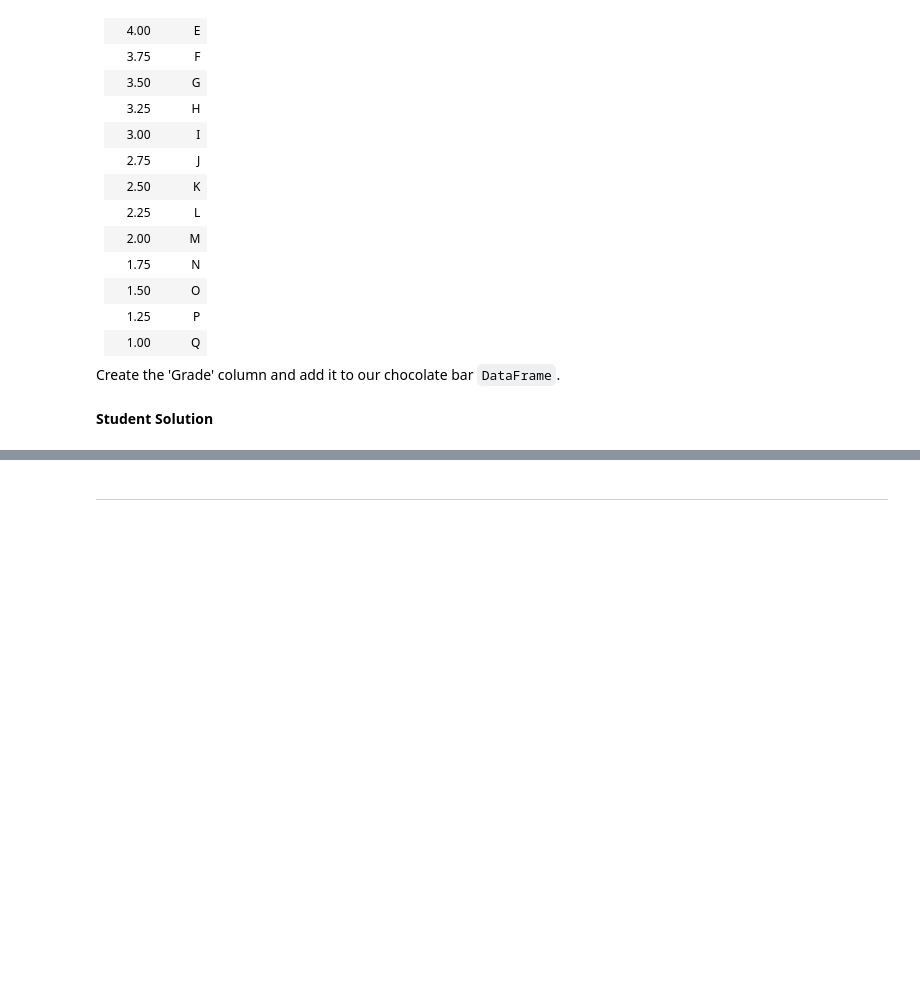
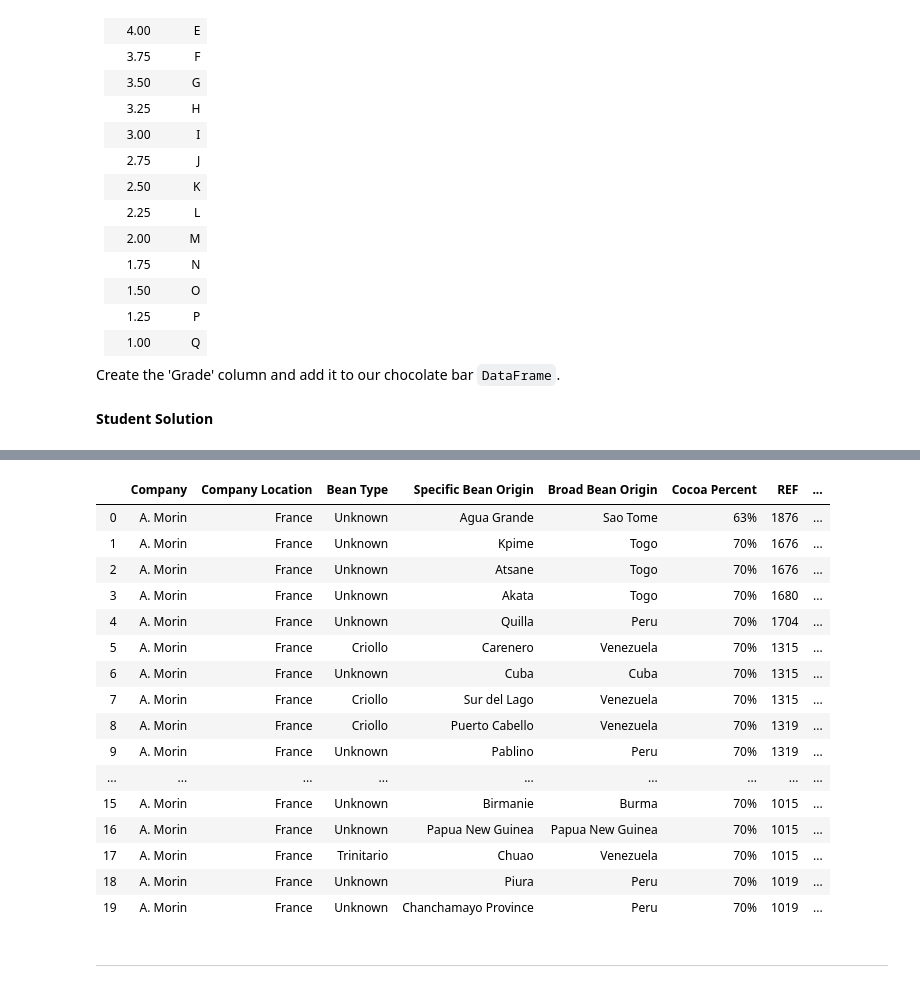
Before and after one commit to rofifahnurul/bangkit-exercise, a Jupyter notebook: Exploratory_Data_Analysis_1.ipynb, the cells around one changed output, grey strips where cells are left out. Cells and saved outputs as stored; diff of their text form; code cells hidden in the pictures; blank space fills up the shorter version.

```diff
--- a/Exploratory_Data_Analysis_1.ipynb
+++ b/Exploratory_Data_Analysis_1.ipynb
@@ -1165,3 +1145,24 @@ pd.merge(df, df_grade)
+# %%
+df_new=pd.merge(df, df_grade,how="left")
+df_new.head(20)
+# %% [output]
+|  | Company | Company Location | Bean Type | Specific Bean Origin | Broad Bean Origin | Cocoa Percent | REF | ... |
+| 0 | A. Morin | France | Unknown | Agua Grande | Sao Tome | 63% | 1876 | ... |
+| 1 | A. Morin | France | Unknown | Kpime | Togo | 70% | 1676 | ... |
+| 2 | A. Morin | France | Unknown | Atsane | Togo | 70% | 1676 | ... |
+| 3 | A. Morin | France | Unknown | Akata | Togo | 70% | 1680 | ... |
+| 4 | A. Morin | France | Unknown | Quilla | Peru | 70% | 1704 | ... |
+| 5 | A. Morin | France | Criollo | Carenero | Venezuela | 70% | 1315 | ... |
+| 6 | A. Morin | France | Unknown | Cuba | Cuba | 70% | 1315 | ... |
+| 7 | A. Morin | France | Criollo | Sur del Lago | Venezuela | 70% | 1315 | ... |
+| 8 | A. Morin | France | Criollo | Puerto Cabello | Venezuela | 70% | 1319 | ... |
+| 9 | A. Morin | France | Unknown | Pablino | Peru | 70% | 1319 | ... |
+| ... | ... | ... | ... | ... | ... | ... | ... | ... |
+| 15 | A. Morin | France | Unknown | Birmanie | Burma | 70% | 1015 | ... |
+| 16 | A. Morin | France | Unknown | Papua New Guinea | Papua New Guinea | 70% | 1015 | ... |
+| 17 | A. Morin | France | Trinitario | Chuao | Venezuela | 70% | 1015 | ... |
+| 18 | A. Morin | France | Unknown | Piura | Peru | 70% | 1019 | ... |
+| 19 | A. Morin | France | Unknown | Chanchamayo Province | Peru | 70% | 1019 | ... |
 # %% [markdown]
 ---
 # %% [markdown]
```
Also changed, not shown: parts of 6 cells of this notebook.
